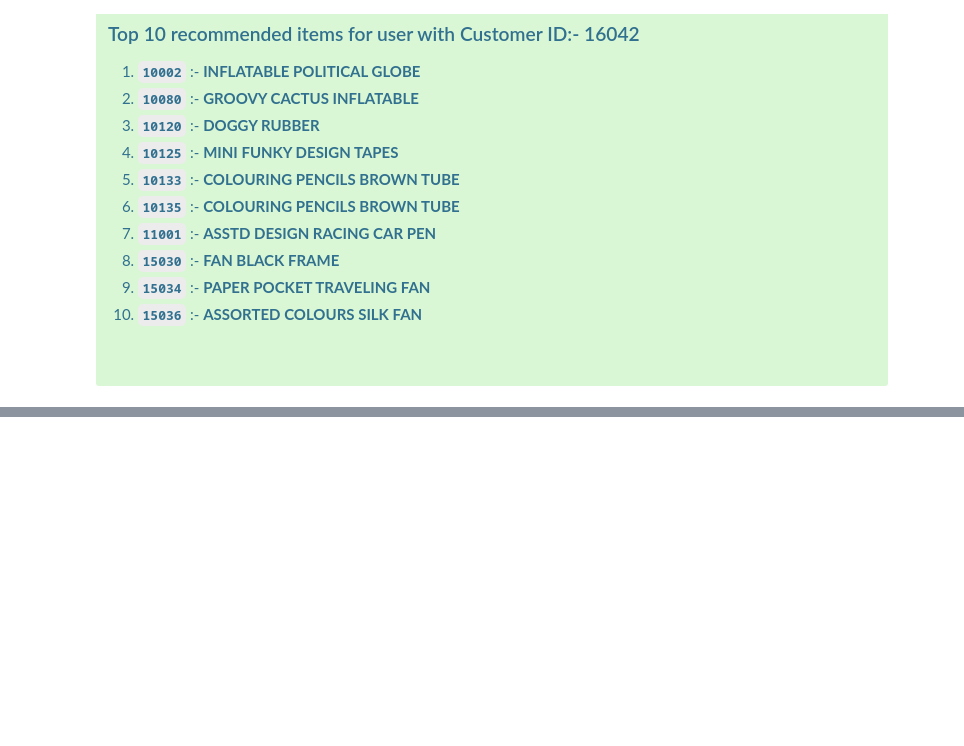
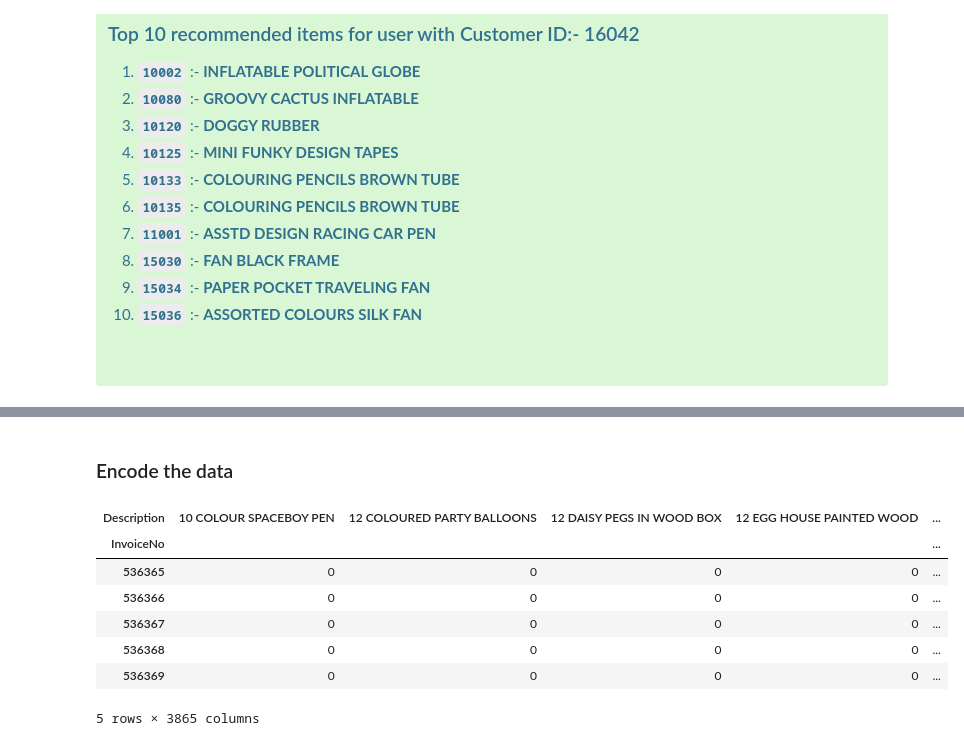
Before and after one commit to NinadKarlekar/INTRAINZ_internship, a Jupyter notebook: OnlineRetailPrediction/OnlineRetailPrediction.ipynb, the cells around one changed output, grey strips where cells are left out. Cells and saved outputs as stored; diff of their text form; code cells hidden in the pictures; blank space fills up the shorter version.

```diff
--- a/OnlineRetailPrediction/OnlineRetailPrediction.ipynb
+++ b/OnlineRetailPrediction/OnlineRetailPrediction.ipynb
@@ -642,0 +659,20 @@ Top 10 recommended items for user 16042
+# %% [markdown]
+### Encode the data
+# %%
+def encode_units(x):
+    if x <= 0:
+        return 0
+    if x >= 1:
+        return 1
+basket_sets = basket.applymap(encode_units)
+basket_sets.drop('POSTAGE', axis = 1, inplace = True)
+basket_sets.head()
+# %% [output]
+| Description | 10 COLOUR SPACEBOY PEN | 12 COLOURED PARTY BALLOONS | 12 DAISY PEGS IN WOOD BOX | 12 EGG HOUSE PAINTED WOOD | ... |
+| InvoiceNo |  |  |  |  | ... |
+| 536365 | 0 | 0 | 0 | 0 | ... |
+| 536366 | 0 | 0 | 0 | 0 | ... |
+| 536367 | 0 | 0 | 0 | 0 | ... |
+| 536368 | 0 | 0 | 0 | 0 | ... |
+| 536369 | 0 | 0 | 0 | 0 | ... |
+5 rows × 3865 columns
```
Also changed, not shown: parts of 10 cells of this notebook.
